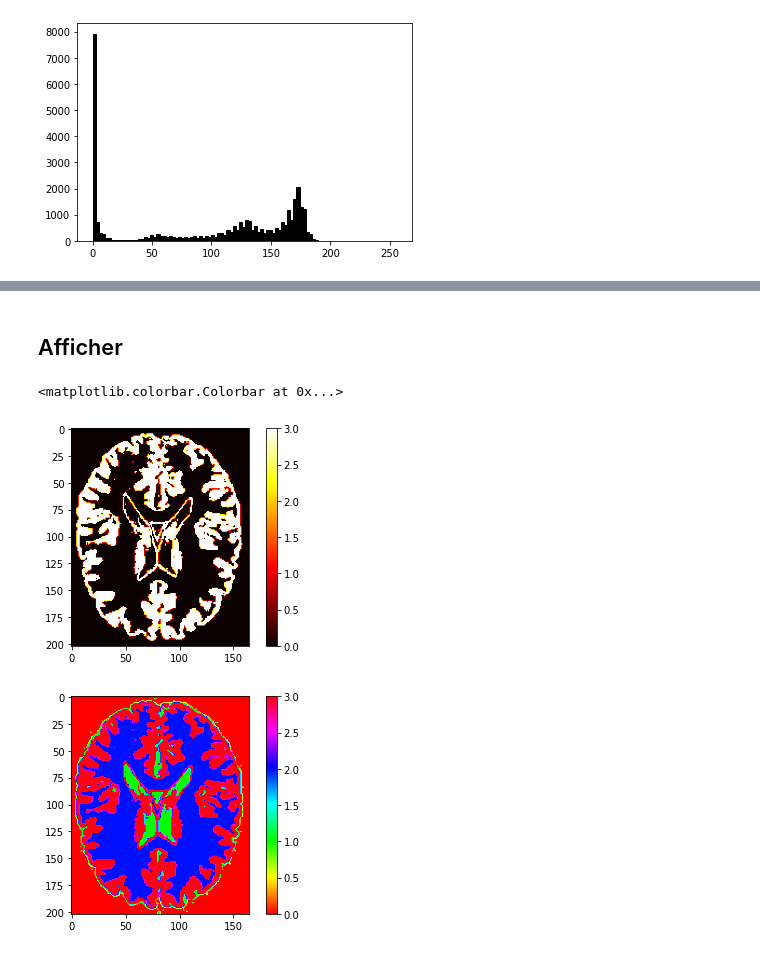
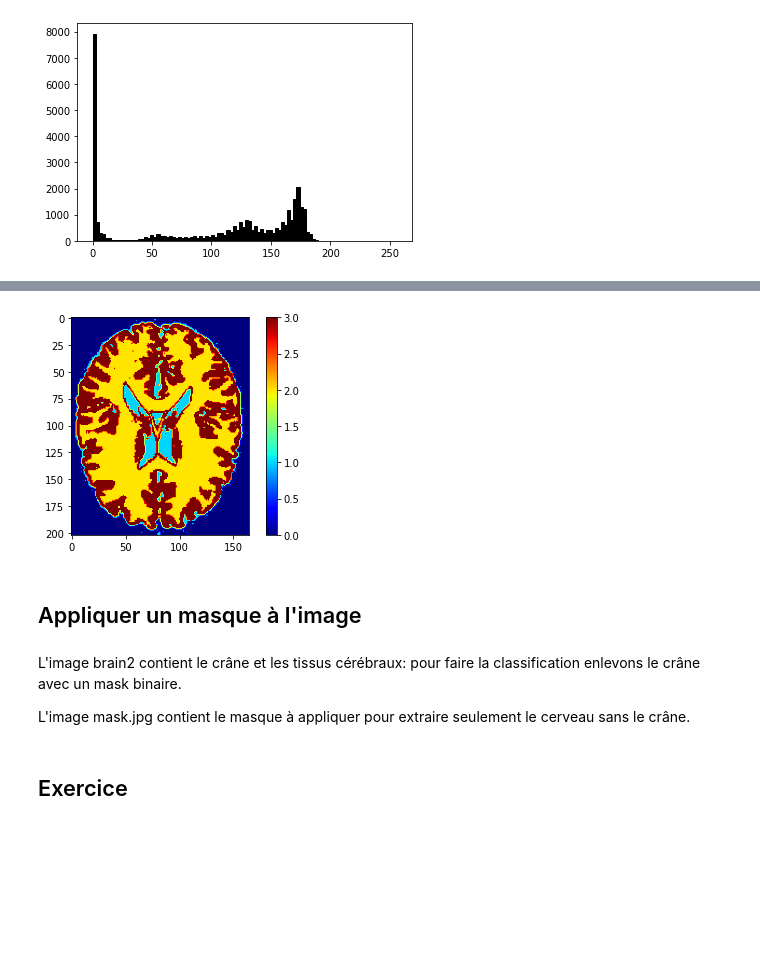
Before and after one commit to rasql/edunum, a Jupyter notebook: doc/python/le/7/mri_exercice.ipynb, the cells around one changed output, grey strips where cells are left out. Cells and saved outputs as stored; diff of their text form; code cells hidden in the pictures; blank space fills up the shorter version.

```diff
--- a/doc/python/le/7/mri_exercice.ipynb
+++ b/doc/python/le/7/mri_exercice.ipynb
@@ -121,13 +153,13 @@ max(np.ravel(all))
+# %%
+plt.imshow(all, cmap='jet');
+plt.colorbar();
+# %% [output]
+[figure, added]
+# %% [markdown]
+## Appliquer un masque à l'image
+# %% [markdown]
+L'image brain2 contient le crâne et les tissus cérébraux: pour faire la classification enlevons le crâne avec un mask binaire.
+
+L'image mask.jpg contient le masque à appliquer pour extraire seulement le cerveau sans le crâne.
 # %% [markdown]
-## Afficher
+## Exercice
-# %%
-plt.imshow(gm, cmap='hot');
-plt.colorbar()
-# %% [output]
-<matplotlib.colorbar.Colorbar at 0x...>
-[figure, removed]
-# %%
-plt.imshow(all, cmap='hsv');
-plt.colorbar();
-# %% [output]
-[figure, removed]
```
Also changed, not shown: parts of 35 cells of this notebook, 4 other files.
